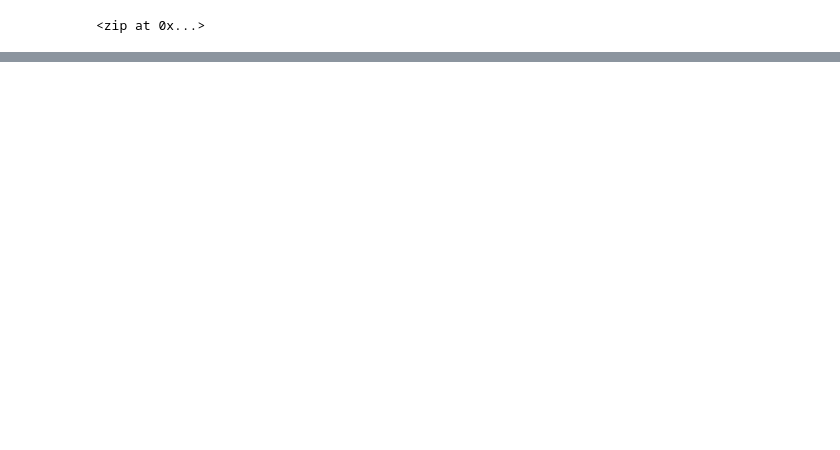
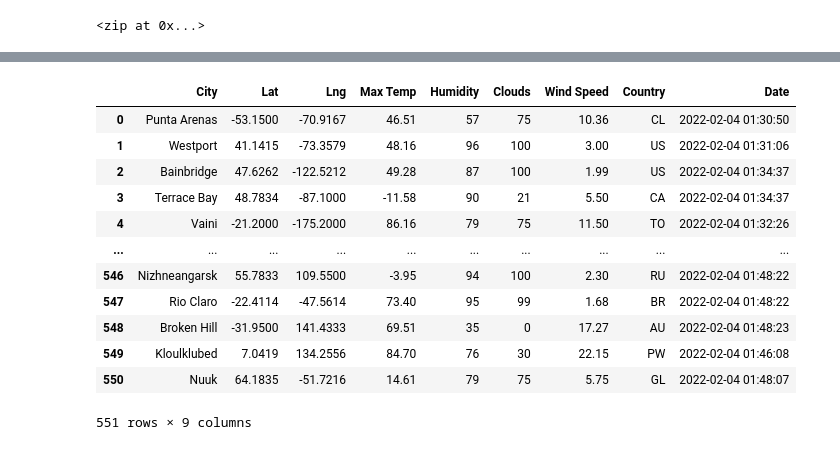
Before and after one commit to lucasbratland/World_Weather_Analysis, a Jupyter notebook: WeatherPy.ipynb, the cells around one changed output, grey strips where cells are left out. Drawn from its saved outputs; the diff is of its cells as text; code cells hidden in the pictures; blank space fills up the shorter version.

```diff
--- a/WeatherPy.ipynb
+++ b/WeatherPy.ipynb
@@ -33,0 +58,14 @@ len(cities)
+# %%
+#Create an empty list
+city_data = []
+
+#Create URL
+url = "http://api.openweathermap.org/data/2.5/weather?units=Imperial&APPID=" + weather_api_key
+
+#Print the begginning of logging
+print("Beginning Data Retrieval     ")
+print("-----------------------------")
+
+#Create Counter
+record_count = 1
+set_count = 1
@@ -33,0 +147,17 @@ len(cities)
+# %%
+city_data_df = pd.DataFrame(city_data)
+city_data_df
+# %% [output]
+|  | City | Lat | Lng | Max Temp | Humidity | Clouds | Wind Speed | Country | Date |
+| 0 | Punta Arenas | -53.1500 | -70.9167 | 46.51 | 57 | 75 | 10.36 | CL | 2022-02-04 01:30:50 |
+| 1 | Westport | 41.1415 | -73.3579 | 48.16 | 96 | 100 | 3.00 | US | 2022-02-04 01:31:06 |
+| 2 | Bainbridge | 47.6262 | -122.5212 | 49.28 | 87 | 100 | 1.99 | US | 2022-02-04 01:34:37 |
+| 3 | Terrace Bay | 48.7834 | -87.1000 | -11.58 | 90 | 21 | 5.50 | CA | 2022-02-04 01:34:37 |
+| 4 | Vaini | -21.2000 | -175.2000 | 86.16 | 79 | 75 | 11.50 | TO | 2022-02-04 01:32:26 |
+| ... | ... | ... | ... | ... | ... | ... | ... | ... | ... |
+| 546 | Nizhneangarsk | 55.7833 | 109.5500 | -3.95 | 94 | 100 | 2.30 | RU | 2022-02-04 01:48:22 |
+| 547 | Rio Claro | -22.4114 | -47.5614 | 73.40 | 95 | 99 | 1.68 | BR | 2022-02-04 01:48:22 |
+| 548 | Broken Hill | -31.9500 | 141.4333 | 69.51 | 35 | 0 | 17.27 | AU | 2022-02-04 01:48:23 |
+| 549 | Kloulklubed | 7.0419 | 134.2556 | 84.70 | 76 | 30 | 22.15 | PW | 2022-02-04 01:46:08 |
+| 550 | Nuuk | 64.1835 | -51.7216 | 14.61 | 79 | 75 | 5.75 | GL | 2022-02-04 01:48:07 |
+551 rows × 9 columns
```
Also changed, not shown: parts of 7 cells of this notebook.
